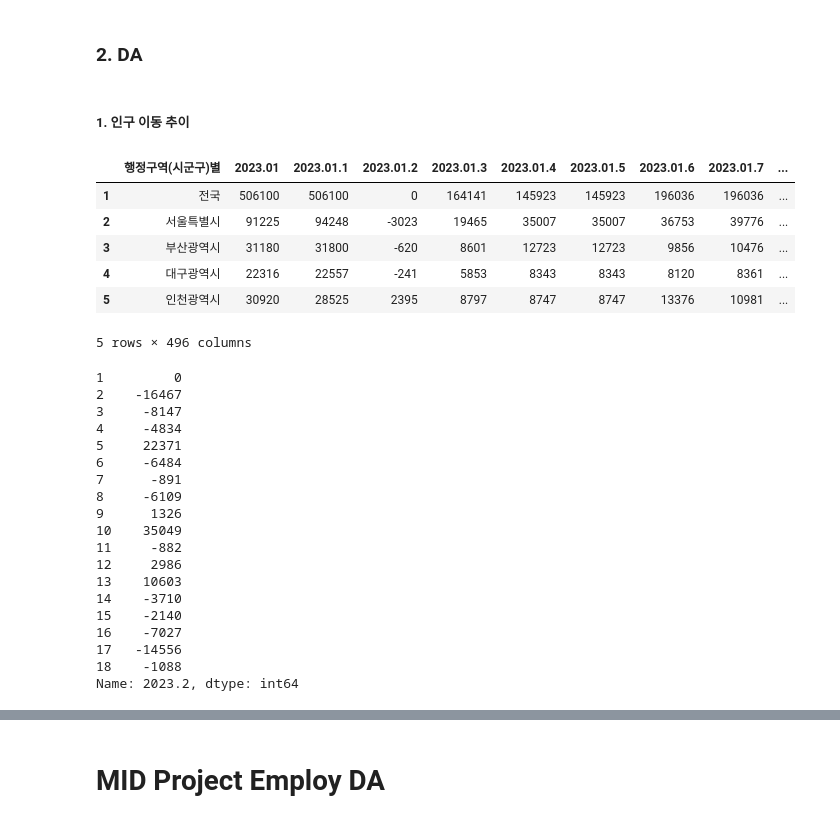
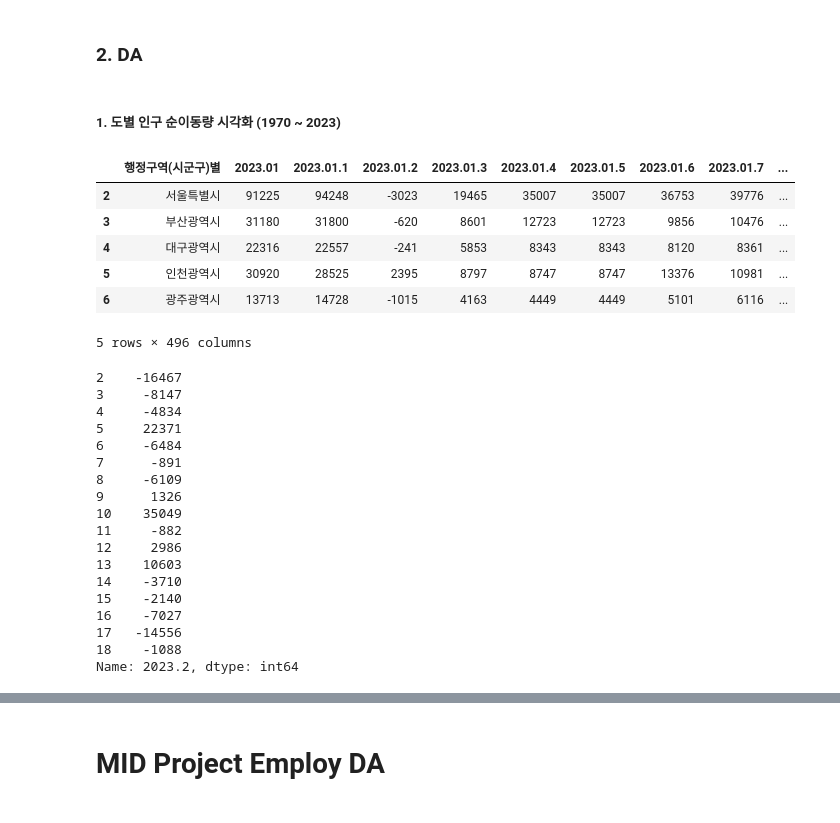
Before and after one commit to KimHyoJun99/LIKELION_AI, a Jupyter notebook: Project/MID_PROJECT/MP.ipynb, the cells around one changed output, grey strips where cells are left out. Cells and saved outputs as stored; diff of their text form; code cells hidden in the pictures.

```diff
--- a/Project/MID_PROJECT/MP.ipynb
+++ b/Project/MID_PROJECT/MP.ipynb
@@ -38,17 +44,18 @@ df_trans_age.head()
 # %% [markdown]
 ### 2. DA
 # %% [markdown]
-##### 1. 인구 이동 추이
+##### 1. 도별 인구 순이동량 시각화 (1970 ~ 2023)
 # %%
-df_trans.drop(0, inplace=True)
+df_trans.drop([0, 1], inplace=True)
+df_trans.replace('-', np.nan, inplace=True)
 df_trans.head()
 # %% [output]
 |  | 행정구역(시군구)별 | 2023.01 | 2023.01.1 | 2023.01.2 | 2023.01.3 | 2023.01.4 | 2023.01.5 | 2023.01.6 | 2023.01.7 | ... |
-| 1 | 전국 | 506100 | 506100 | 0 | 164141 | 145923 | 145923 | 196036 | 196036 | ... |
 | 2 | 서울특별시 | 91225 | 94248 | -3023 | 19465 | 35007 | 35007 | 36753 | 39776 | ... |
 | 3 | 부산광역시 | 31180 | 31800 | -620 | 8601 | 12723 | 12723 | 9856 | 10476 | ... |
 | 4 | 대구광역시 | 22316 | 22557 | -241 | 5853 | 8343 | 8343 | 8120 | 8361 | ... |
 | 5 | 인천광역시 | 30920 | 28525 | 2395 | 8797 | 8747 | 8747 | 13376 | 10981 | ... |
+| 6 | 광주광역시 | 13713 | 14728 | -1015 | 4163 | 4449 | 4449 | 5101 | 6116 | ... |
 5 rows × 496 columns
 # %%
 # 2023년 월별 분리된 데이터 통합: 2023 1월 ~ 9월 데이터
@@ -58,7 +65,6 @@ for i in range(2, 10):
     df_trans["2023.2"] += df_trans[f"2023.0{i}.2"].apply(lambda x: int(x))
 df_trans["2023.2"]
 # %% [output]
-1         0
 2    -16467
 3     -8147
 4     -4834
```
Also changed, not shown: parts of 19 cells of this notebook.
